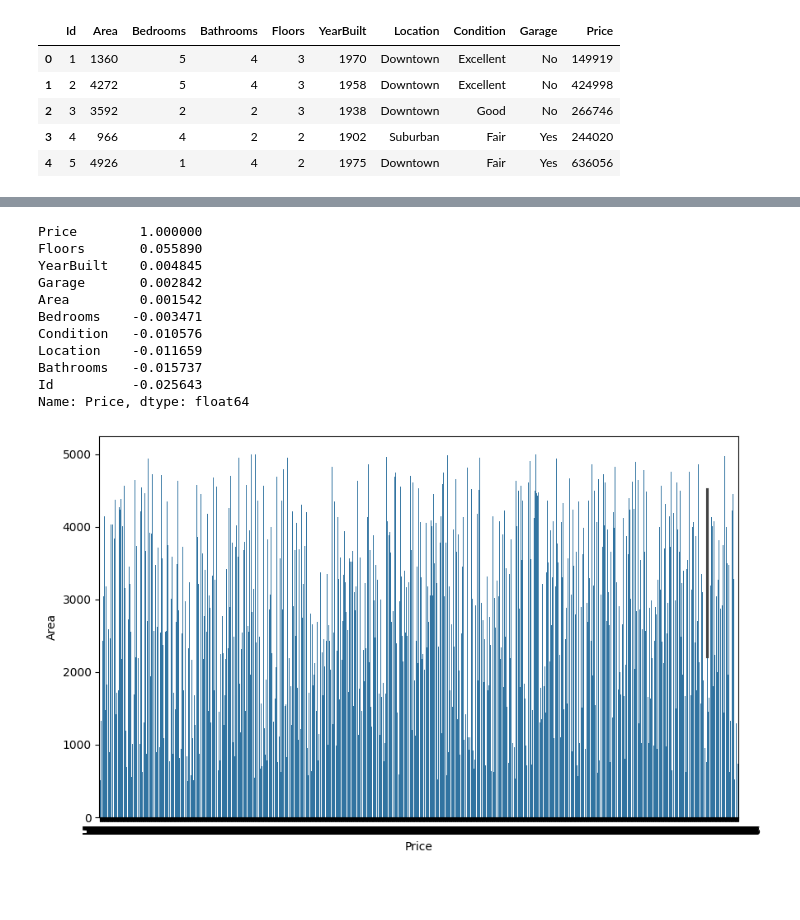
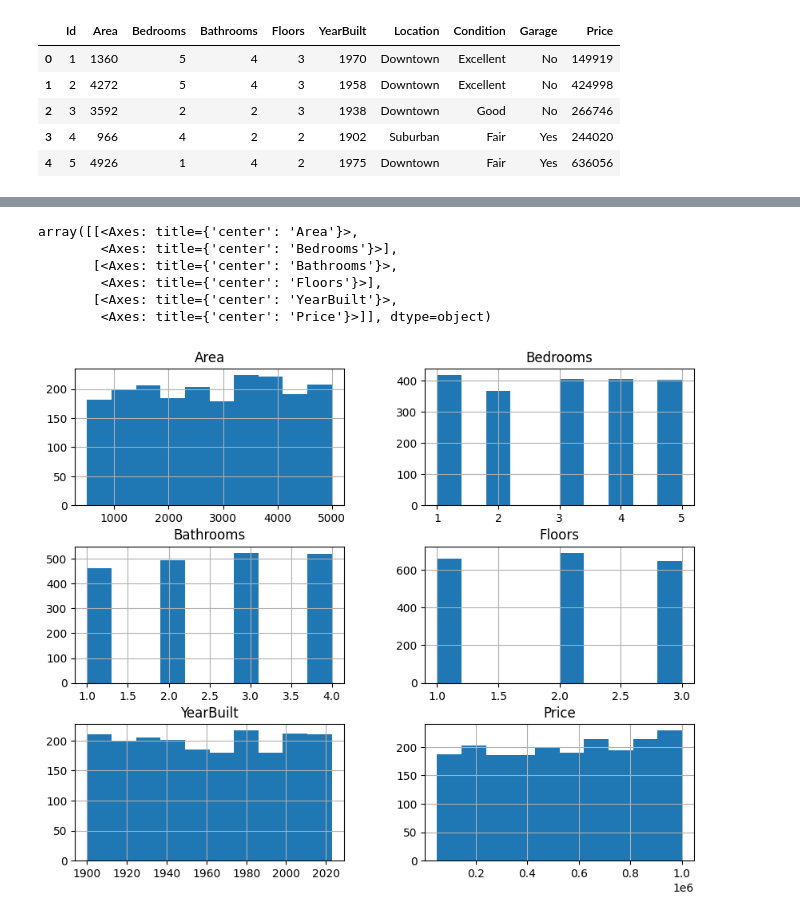
Before and after one commit to SoumalyaBhaduri/House-Price-Prediction, a Jupyter notebook: house-price-prediction.ipynb, the cells around one changed output, grey strips where cells are left out. Cells and saved outputs as stored; diff of their text form; code cells hidden in the pictures; blank space fills up the shorter version.

```diff
--- a/house-price-prediction.ipynb
+++ b/house-price-prediction.ipynb
@@ -5,5 +4,7 @@ import matplotlib.pyplot as plt
 # %%
-df = pd.read_csv("./House Price Prediction Dataset.csv")
+import pandas as pd
+url = "../House-Price-Prediction/House Price Prediction Dataset.csv"
+df = pd.read_csv(url)
 df.head()
 # %% [output]
 |  | Id | Area | Bedrooms | Bathrooms | Floors | YearBuilt | Location | Condition | Garage | Price |
@@ -15,3 +39,5 @@ df.head()
+# %%
+df = df.drop(columns=["Id"]) #ID is irrelevant as it has 2000 unique value for 2000 datasets
 # %%
 df.isnull().sum()
 # %% [output]
@@ -57,25 +53,0 @@ Length: 2, dtype: str
-# %%
-df["Location"] = df["Location"].map(
-    {
-        "Downtown": 0,
-        "Suburban": 1,
-        "Urban": 2,
-        "Rural": 3,
-    }
-)
-
-df["Condition"] = df["Condition"].map(
-    {
-        "Poor": 0,
-        "Fair": 1,
-        "Good": 2,
-        "Excellent": 3,
-    }
-)
-
-df["Garage"] = df["Garage"].map(
-    {
-        "No": 0,
-        "Yes": 1,
-    }
-)
@@ -101,22 +54,10 @@ plt.show()
-# %%
-df.corr()["Price"].sort_values(ascending=False)
-# %% [output]
-Price        1.000000
-Floors       0.055890
-YearBuilt    0.004845
-Garage       0.002842
-Area         0.001542
-Bedrooms    -0.003471
-Condition   -0.010576
-Location    -0.011659
-Bathrooms   -0.015737
-Id          -0.025643
-Name: Price, dtype: float64
-# %%
-plt.figure(figsize=(10, 6))
-plt.xlabel('Price')
-plt.ylabel('Area')
-sns.barplot(x="Price", y="Area", data=df)
-plt.show()
-# %% [output]
-[figure, removed]
+# %%
+df.hist(figsize=(10, 8))
+# %% [output]
+array([[<Axes: title={'center': 'Area'}>,
+        <Axes: title={'center': 'Bedrooms'}>],
+       [<Axes: title={'center': 'Bathrooms'}>,
+        <Axes: title={'center': 'Floors'}>],
+       [<Axes: title={'center': 'YearBuilt'}>,
+        <Axes: title={'center': 'Price'}>]], dtype=object)
+[figure, added]
```
Also changed, not shown: parts of 10 cells of this notebook, 1 other file.
